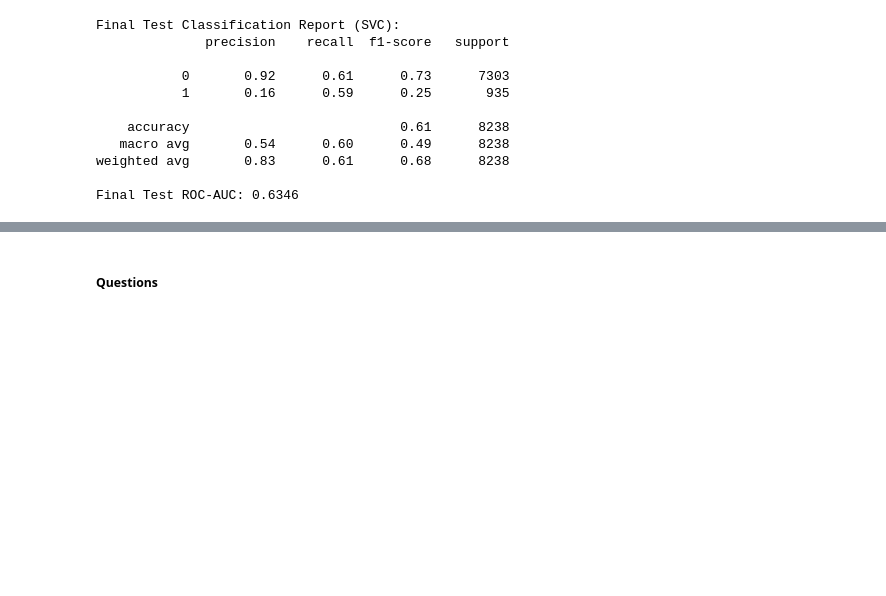
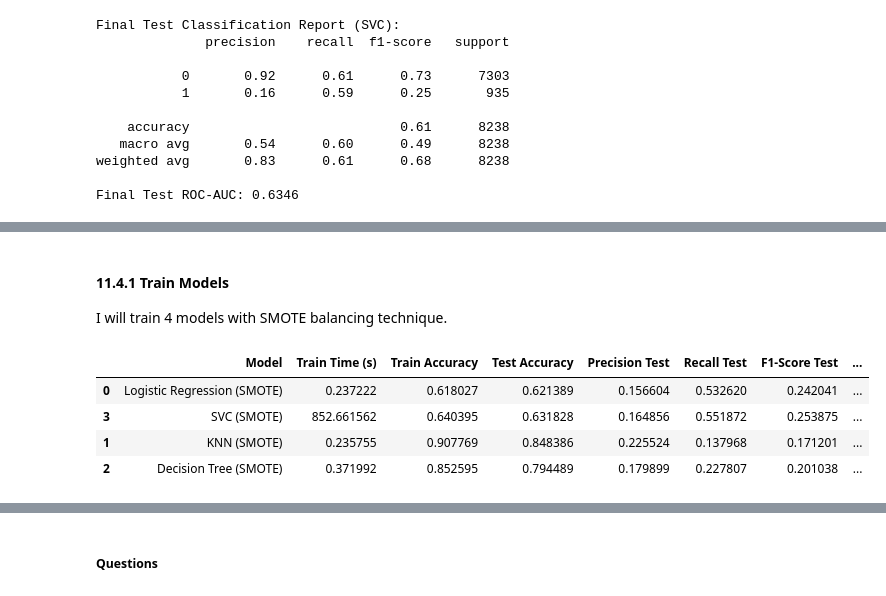
Before and after one commit to weslylaboy/classifiers-performance-comparison, a Jupyter notebook: prompt_III.ipynb, the cells around one changed output, grey strips where cells are left out. Cells and saved outputs as stored; diff of their text form; code cells hidden in the pictures; blank space fills up the shorter version.

```diff
--- a/prompt_III.ipynb
+++ b/prompt_III.ipynb
@@ -867,0 +928,21 @@ Final Test ROC-AUC: 0.6346
+# %% [markdown]
+#### 11.4.1 Train Models
+
+I will train 4 models with SMOTE balancing technique.
+# %%
+models_smote_tuning = {
+    'Logistic Regression': LogisticRegression( random_state=42),
+    'KNN': KNeighborsClassifier(weights='distance'),
+    'Decision Tree': DecisionTreeClassifier( random_state=42),
+    'SVC': SVC(random_state=42, probability=True)
+}
+
+grid_results, best_smote_models = train_models_with_smote(models_smote_tuning)
+# %%
+grid_results
+# %% [output]
+|  | Model | Train Time (s) | Train Accuracy | Test Accuracy | Precision Test | Recall Test | F1-Score Test | ... |
+| 0 | Logistic Regression (SMOTE) | 0.237222 | 0.618027 | 0.621389 | 0.156604 | 0.532620 | 0.242041 | ... |
+| 3 | SVC (SMOTE) | 852.661562 | 0.640395 | 0.631828 | 0.164856 | 0.551872 | 0.253875 | ... |
+| 1 | KNN (SMOTE) | 0.235755 | 0.907769 | 0.848386 | 0.225524 | 0.137968 | 0.171201 | ... |
+| 2 | Decision Tree (SMOTE) | 0.371992 | 0.852595 | 0.794489 | 0.179899 | 0.227807 | 0.201038 | ... |
```
Also changed, not shown: parts of 37 cells of this notebook.
